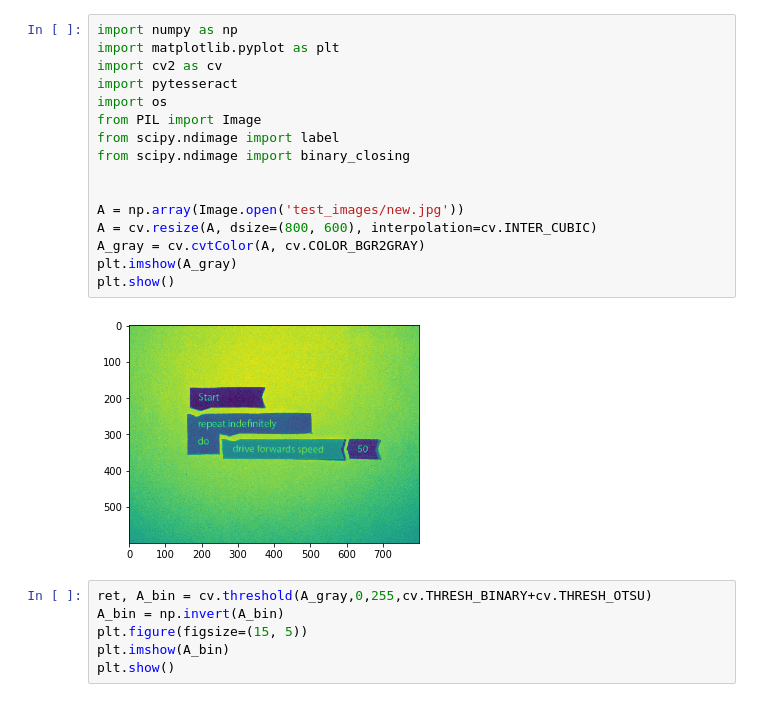
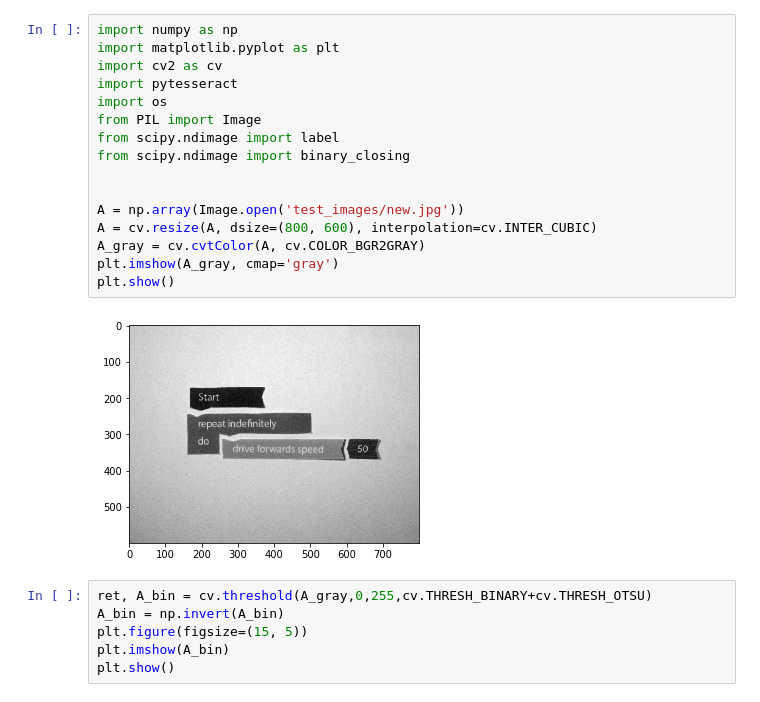
Before and after one commit to VasilisPoulos/tangibles-recognition, a Jupyter notebook: simple-recognition.ipynb, the cells around one changed output. Saved outputs shown, nothing was run; the diff lists cells and outputs as text.

```diff
--- a/simple-recognition.ipynb
+++ b/simple-recognition.ipynb
@@ -1,21 +1,21 @@
 # %%
 import numpy as np
 import matplotlib.pyplot as plt
 import cv2 as cv
 import pytesseract
 import os
 from PIL import Image
 from scipy.ndimage import label
 from scipy.ndimage import binary_closing
 
 
 A = np.array(Image.open('test_images/new.jpg'))
 A = cv.resize(A, dsize=(800, 600), interpolation=cv.INTER_CUBIC)
 A_gray = cv.cvtColor(A, cv.COLOR_BGR2GRAY)
-plt.imshow(A_gray)
+plt.imshow(A_gray, cmap='gray')
 plt.show()
 # %% [output]
-[figure, old version]
+[figure, new version]
 # %%
 ret, A_bin = cv.threshold(A_gray,0,255,cv.THRESH_BINARY+cv.THRESH_OTSU)
 A_bin = np.invert(A_bin)
```
Also changed, not shown: parts of 1 cell of this notebook, 1 other file.
